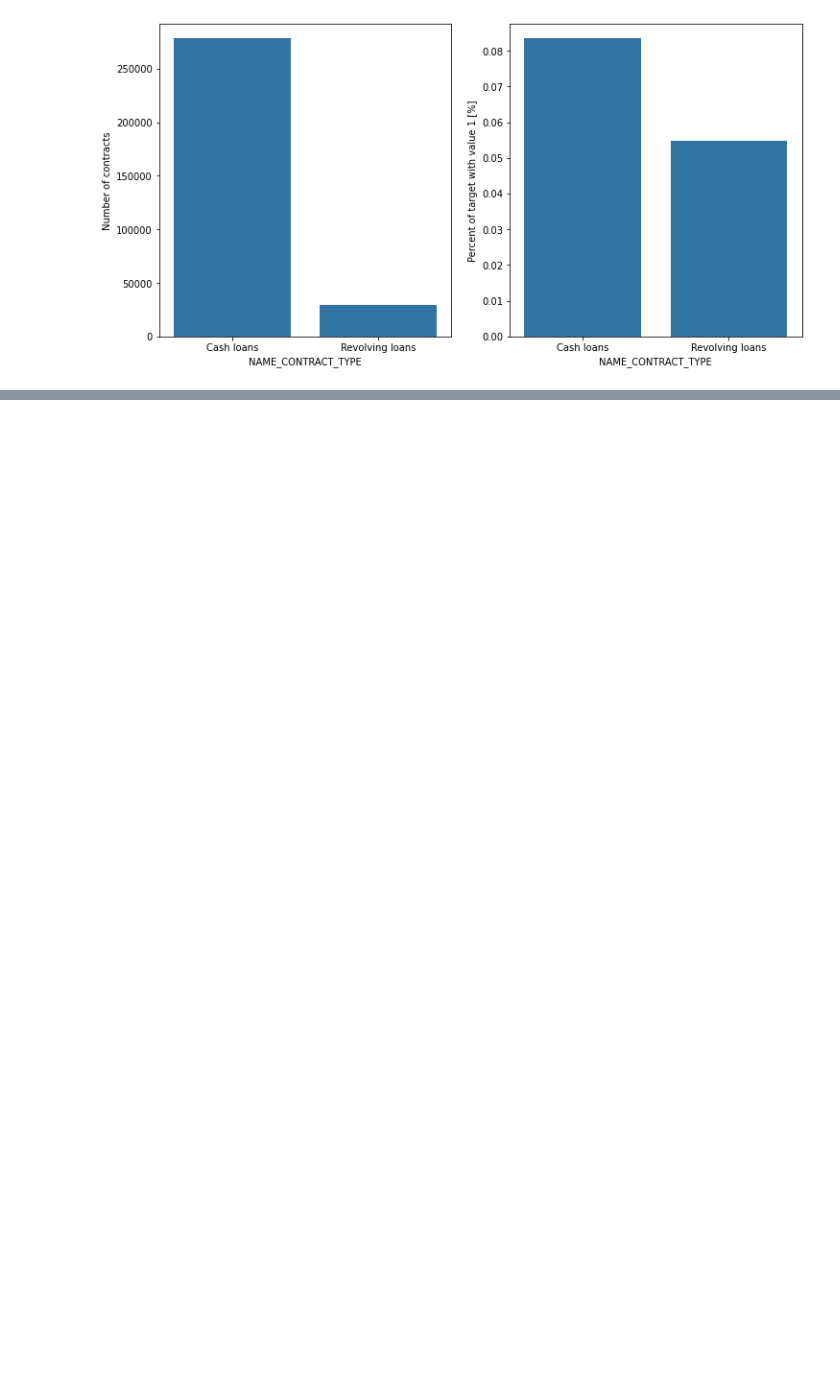
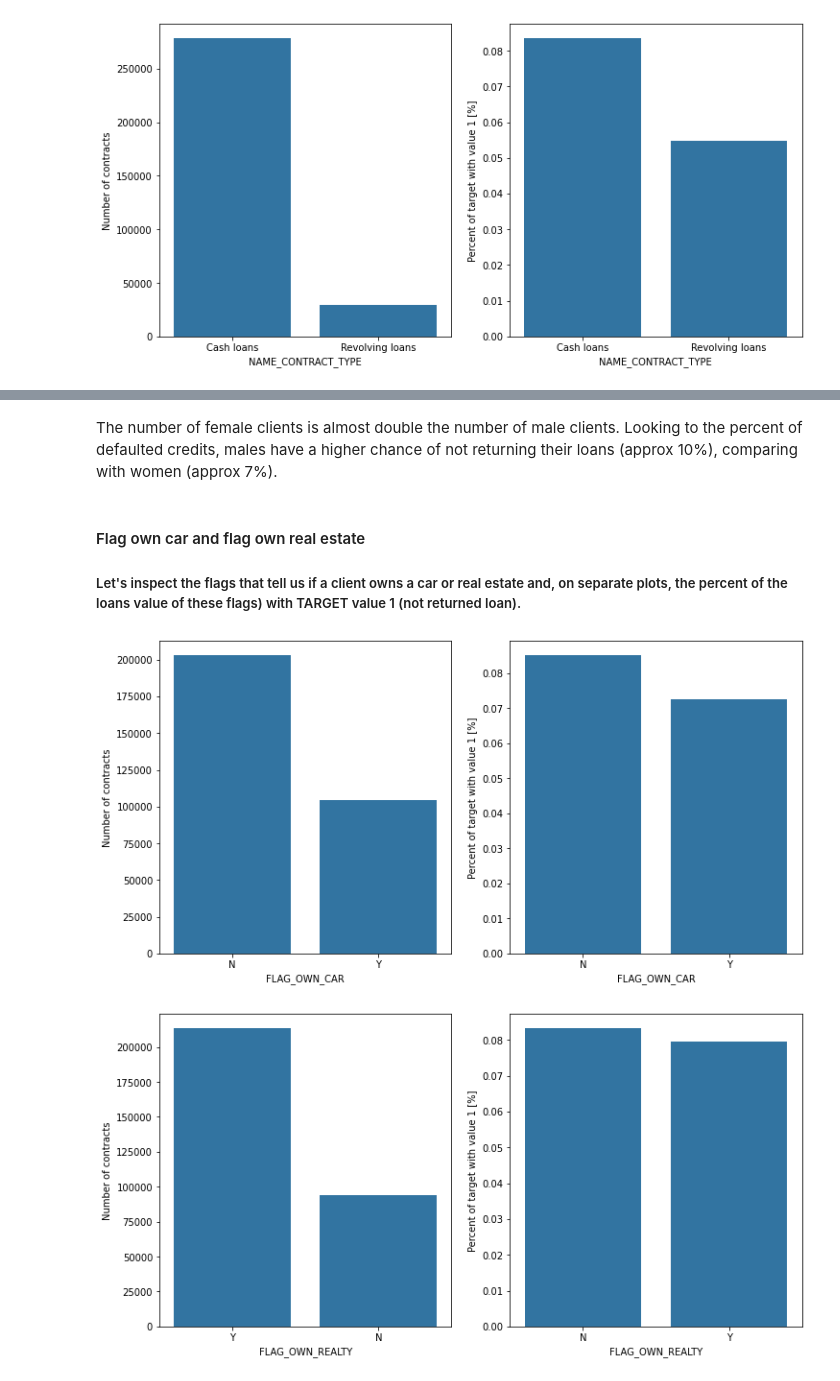
Before and after one commit to mhs10031990/Hands_on, a Jupyter notebook: CRA_Data_Visualization.ipynb, the cells around one changed output, grey strips where cells are left out. Drawn from its saved outputs; the diff is of its cells as text; code cells hidden in the pictures; blank space fills up the shorter version.

```diff
--- a/CRA_Data_Visualization.ipynb
+++ b/CRA_Data_Visualization.ipynb
@@ -146,0 +151,11 @@ Let's see the gender of the clients and also, on a separate plot, the percent of
+# %% [markdown]
+The number of female clients is almost double the number of male clients. Looking to the percent of defaulted credits, males have a higher chance of not returning their loans (approx 10%), comparing with women (approx 7%).
+# %% [markdown]
+#### Flag own car and flag own real estate
+##### Let's inspect the flags that tell us if a client owns a car or real estate and, on separate plots, the percent of the loans value of these flags) with TARGET value 1 (not returned loan).
+# %%
+plot_stats('FLAG_OWN_CAR')
+plot_stats('FLAG_OWN_REALTY')
+# %% [output]
+[figure, added]
+[figure, added]
```
Also changed, not shown: parts of 14 cells of this notebook.
